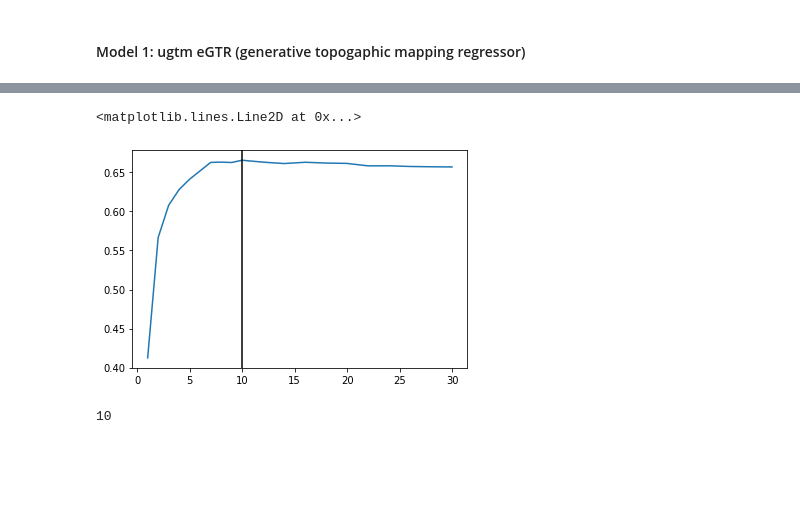
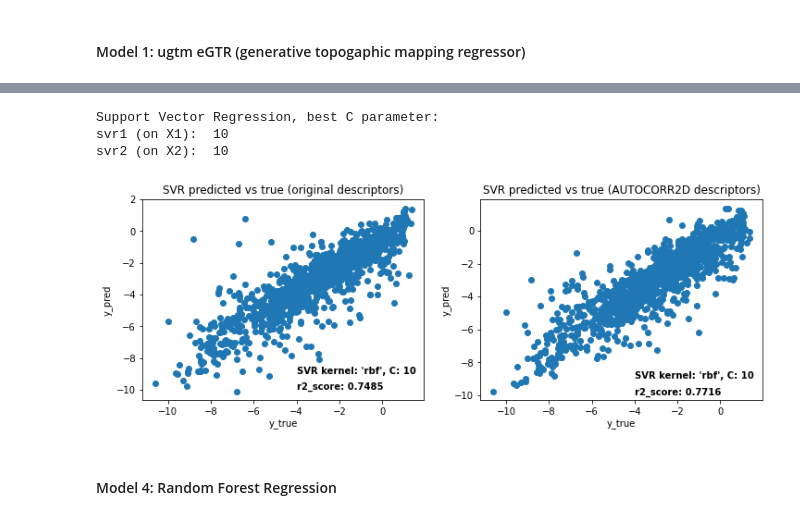
Before and after one commit to FilipCernatic/COVID_project, a Jupyter notebook: GTM_solubility.ipynb, the cells around one changed output, grey strips where cells are left out. Cells and saved outputs as stored; diff of their text form; code cells hidden in the pictures; blank space fills up the shorter version.

```diff
--- a/GTM_solubility.ipynb
+++ b/GTM_solubility.ipynb
@@ -310,11 +273,0 @@ for NN in listKNN:
-# %%
-plt.plot(listKNN,r2_scores)
-plt.axvline(listKNN[np.array(r2_scores).argmax()],color="k")
-# %% [output]
-<matplotlib.lines.Line2D at 0x...>
-[figure, removed]
-# %%
-# Now let's print all results together
-solubility_report =
-# %% [output]
-10
@@ -320,0 +303,39 @@ solubility_report =
+# %%
+# Best svr predictors
+bestsvr1=listC[np.argmax(np.array([svr_r2_score1]))]
+bestsvr2=listC[np.argmax(np.array([svr_r2_score2]))]
+print("Support Vector Regression, best C parameter:")
+print("svr1 (on X1): ",bestsvr1)
+print("svr2 (on X2): ",bestsvr2)
+# %% [output]
+Support Vector Regression, best C parameter:
+svr1 (on X1):  10
+svr2 (on X2):  10
+# %%
+## Ploting the regression plots for best SVR Regression Predictors
+svr1_pred = svr_predicted1[listC.index(bestsvr1)]
+svr2_pred = svr_predicted2[listC.index(bestsvr2)]
+# %%
+## Plotting the SVR regression results
+%matplotlib inline
+fig,ax = plt.subplots(1,2,figsize=(12,4))
+
+ax[0].set_title("SVR predicted vs true (original descriptors)")
+ax[1].set_title("SVR predicted vs true (AUTOCORR2D descriptors)")
+
+ax[0].set_xlabel("y_true")
+ax[1].set_xlabel("y_true")
+ax[0].set_ylabel("y_pred")
+ax[1].set_ylabel("y_pred")
+
+ax[0].scatter(y1_test,svr1_pred)
+ax[1].scatter(y2_test,svr2_pred)
+
+ax[0].text(-4,-9,"SVR kernel: 'rbf', C: 10",fontweight="bold")
+ax[1].text(-4,-9,"SVR kernel: 'rbf', C: 10",fontweight="bold")
+ax[0].text(-4,-10,"r2_score: {:.4f}".format(r2_score(y1_test,svr1_pred)),fontweight="bold")
+ax[1].text(-4,-10,"r2_score: {:.4f}".format(r2_score(y2_test,svr2_pred)),fontweight="bold");
+# %% [output]
+[figure, added]
+# %% [markdown]
+#### Model 4: Random Forest Regression
```
Also changed, not shown: parts of 85 cells of this notebook.
